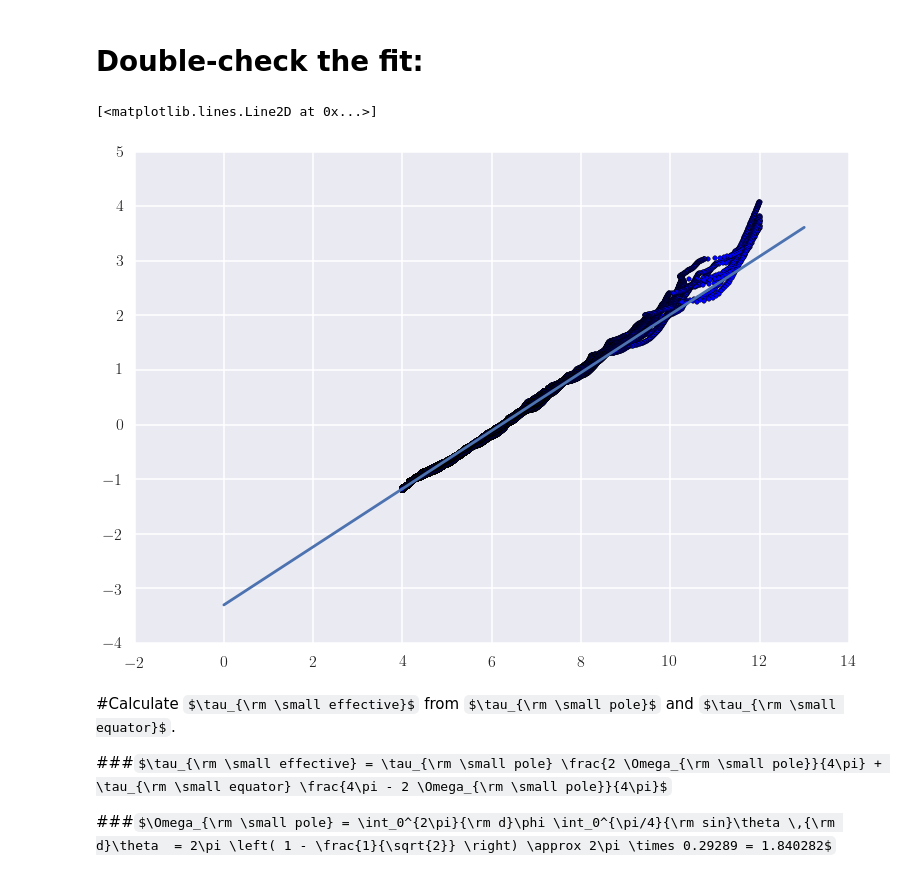
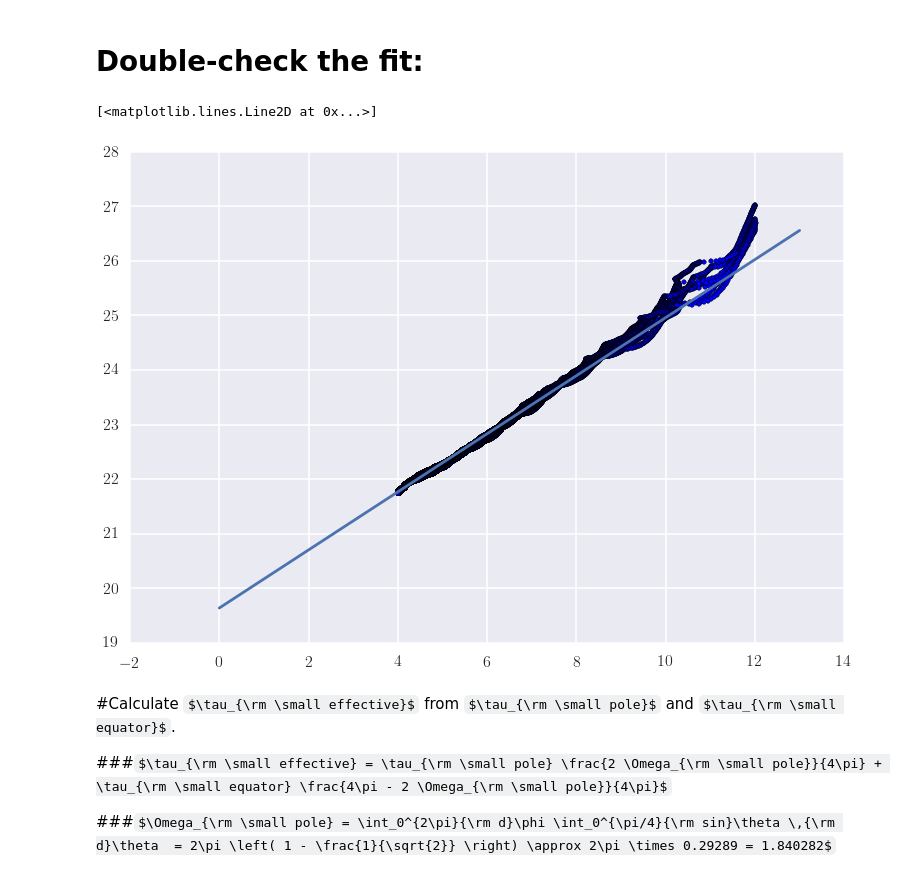
Before and after one commit to hummel/xray_notebooks, a Jupyter notebook: Local Optical Depth Prescription.ipynb, the cells around one changed output. Cells and saved outputs as stored; diff of their text form; code cells hidden in the pictures; some formulas as TeX source.

```diff
--- a/Local Optical Depth Prescription.ipynb
+++ b/Local Optical Depth Prescription.ipynb
@@ -13,7 +13,7 @@ opd = pd.read_hdf("/home/r900-4/jhummel/data/simdata/xrays/optical_depth.hdf5",'
 opd = opd[opd.view != 'native']
 # %%
 opd['log n'] = np.log10(opd['n'])
-opd['log tau'] = np.log10(opd['tau'])
+opd['log N'] = np.log10(opd['N'])
 opd['orientation'] = 'random'
 opd.orientation[opd.view == 'face (xy)'] = 'polar'
 opd.orientation[opd.view == 'xz'] = 'equator'
@@ -107,13 +107,13 @@ Equatorial R2:  0.953428308334
 # %% [markdown]
 # Double-check the fit:
 # %%
-plt.scatter(op_polar['log n'], op_polar['log tau'])
+plt.scatter(op_polar['log n'], op_polar['log N'])
 logn = np.linspace(0,13)
-logop = 0.532301 * logn - 3.306544
-plt.plot(logn, logop)
+logN = 0.532301 * logn + 19.636552
+plt.plot(logn, logN)
 # %% [output]
 [<matplotlib.lines.Line2D at 0x...>]
-[figure, old version]
+[figure, new version]
 # %% [markdown]
 #Calculate $\tau_{\rm \small effective}$ from $\tau_{\rm \small pole}$ and $\tau_{\rm \small equator}$.
 
```
Also changed, not shown: parts of 9 cells of this notebook.
